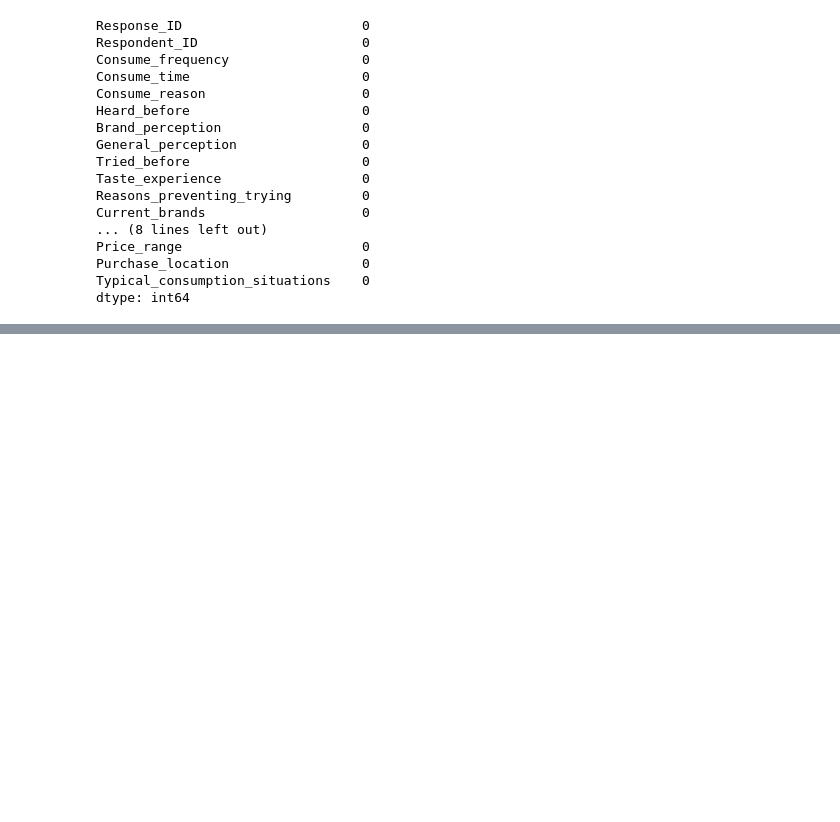
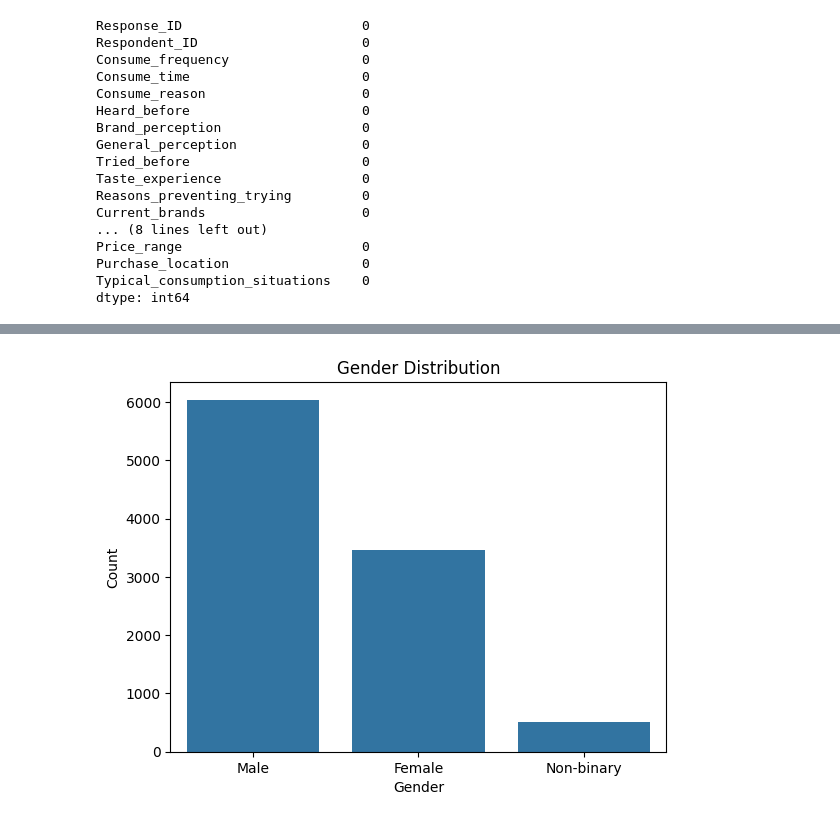
Before and after one commit to prudent360/CodeXIndiaLaunch, a Jupyter notebook: CodeXIndiaLaunch.ipynb, the cells around one changed output, grey strips where cells are left out. Cells and saved outputs as stored; diff of their text form; code cells hidden in the pictures; blank space fills up the shorter version.

```diff
--- a/CodeXIndiaLaunch.ipynb
+++ b/CodeXIndiaLaunch.ipynb
@@ -98,0 +142,9 @@ dtype: int64
+# %%
+# Plot gender distribution
+sns.countplot(data=respondents, x='Gender', order=respondents['Gender'].value_counts().index)
+plt.title('Gender Distribution')
+plt.xlabel('Gender')
+plt.ylabel('Count')
+plt.show()
+# %% [output]
+[figure, added]
```
Also changed, not shown: parts of 20 cells of this notebook.
